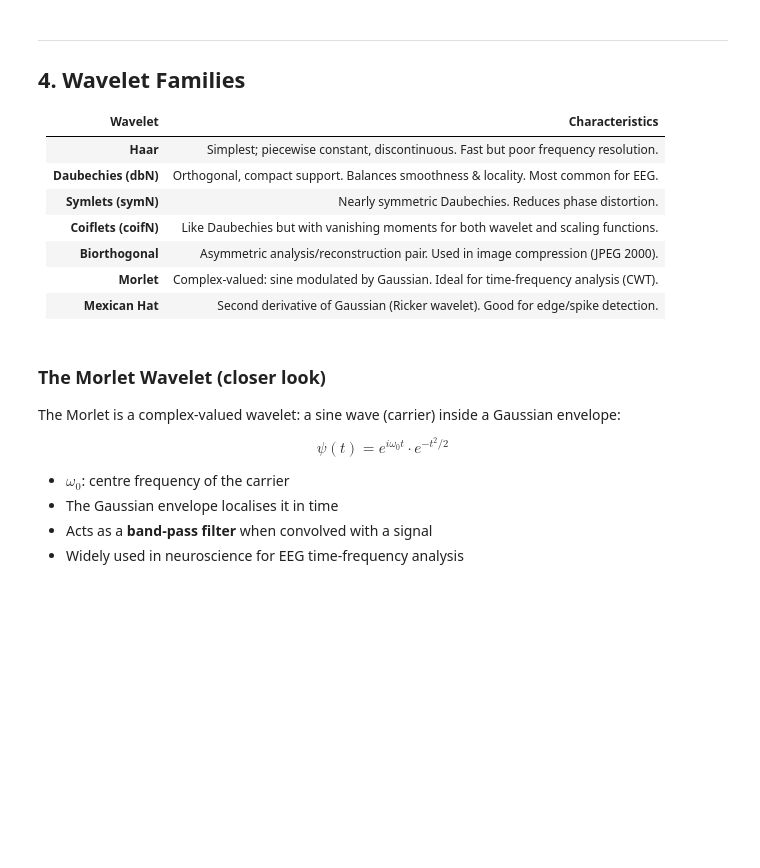
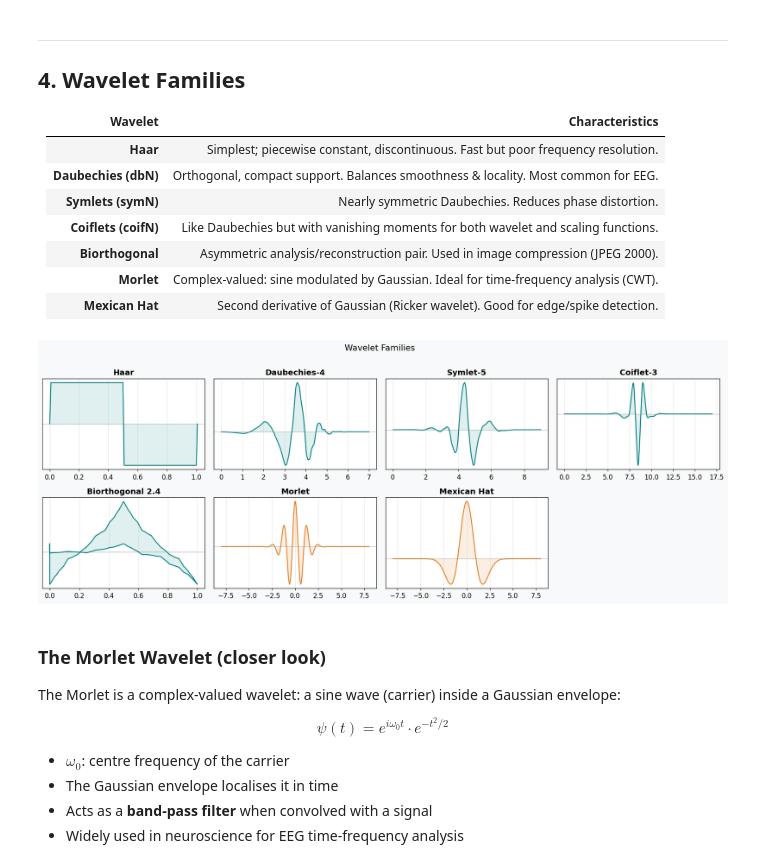
Before and after one commit to archigarg1234/eeg-notes, a Jupyter notebook: _sources/Wavelet_Transform.ipynb, the cells around one changed output. Saved outputs shown, nothing was run; the diff lists cells and outputs as text; code cells hidden in the pictures; blank space fills up the shorter version.

```diff
--- a/_sources/Wavelet_Transform.ipynb
+++ b/_sources/Wavelet_Transform.ipynb
@@ -182,34 +190,36 @@ discrete_wavelets = [
 ]
 continuous_wavelets = [
     ('morl', 'Morlet'),
     ('mexh', 'Mexican Hat'),
 ]
 
 fig, axes = plt.subplots(2, 4, figsize=(16, 6))
 axes = axes.flatten()
 
 for i, (name, label) in enumerate(discrete_wavelets):
     wav = pywt.Wavelet(name)
     phi, psi, x = wav.wavefun(level=7)[:3]
     axes[i].plot(x, psi, color='teal', lw=1.5)
     axes[i].fill_between(x, psi, alpha=0.12, color='teal')
     axes[i].axhline(0, color='gray', lw=0.5, ls='--')
     axes[i].set_title(label)
     axes[i].set_yticks([])
 
 for j, (name, label) in enumerate(continuous_wavelets):
     wav = pywt.ContinuousWavelet(name)
-    psi, x = wav.wavefun(precision=10)
+    psi, x = wav.wavefun()
     idx = len(discrete_wavelets) + j
     axes[idx].plot(x, psi, color='#e67e22', lw=1.5)
     axes[idx].fill_between(x, psi, alpha=0.12, color='#e67e22')
     axes[idx].axhline(0, color='gray', lw=0.5, ls='--')
     axes[idx].set_title(label)
     axes[idx].set_yticks([])
 
 axes[-1].axis('off')  # hide extra subplot
 fig.suptitle('Wavelet Families', fontsize=14, y=1.01)
 plt.tight_layout(); plt.show()
+# %% [output]
+[figure, added]
 # %% [markdown]
 ### The Morlet Wavelet (closer look)
 
```
Also changed, not shown: parts of 18 cells of this notebook, 23 other files.
